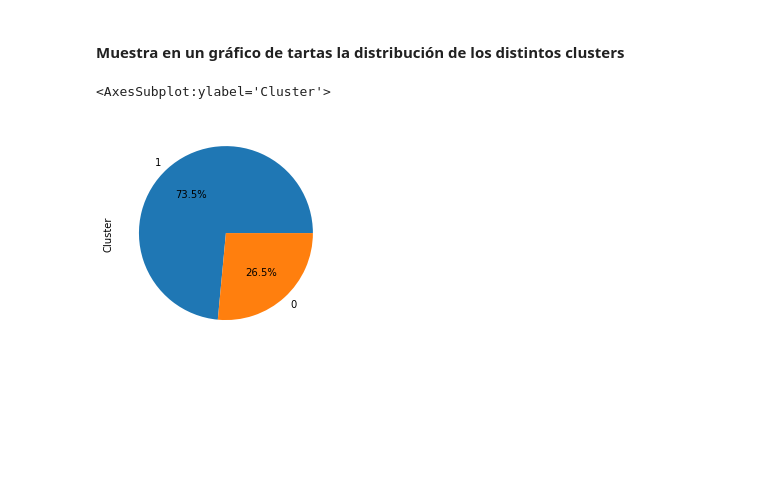
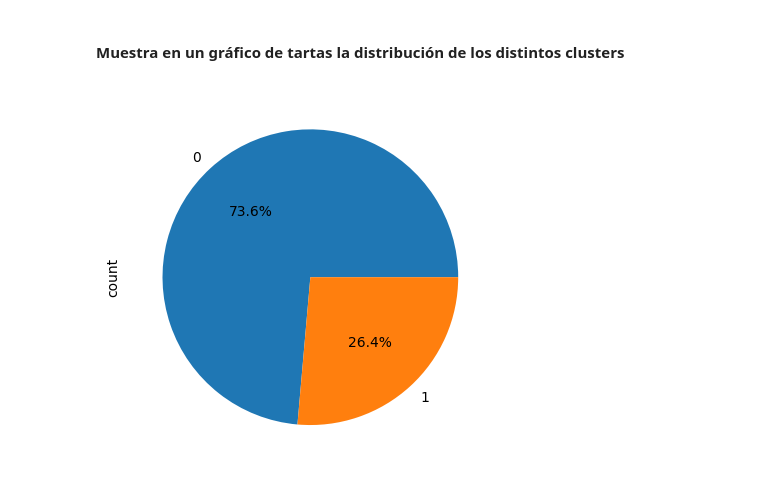
Before and after one commit to josemanuelgonzalezfornell/Machine_Learning, a Jupyter notebook: 2-No_Supervisado/3-Clustering/Practica/EJER_2_kmeans_drugs_review.ipynb, the cells around one changed output. Saved outputs shown, nothing was run; the diff lists cells and outputs as text; code cells hidden in the pictures; blank space fills up the shorter version.

```diff
--- a/2-No_Supervisado/3-Clustering/Practica/EJER_2_kmeans_drugs_review.ipynb
+++ b/2-No_Supervisado/3-Clustering/Practica/EJER_2_kmeans_drugs_review.ipynb
@@ -10,3 +12,5 @@ import numpy as np
+# %%
+df = pd.read_csv('data/drugLibTrain_raw.tsv', sep='\t', index_col=0)
 # %% [markdown]
 ### Descriptive Analysis
 # %% [markdown]
@@ -13,0 +73,3 @@ Quedate únicamente con las columnas que podamos manejar: Columnas numéricas y
+# %%
+df = df[["rating", "effectiveness", "sideEffects"]]
+df.head()
@@ -15,6 +84,8 @@ Quedate únicamente con las columnas que podamos manejar: Columnas numéricas y
 #### Transforma las columnas categoricas
 
 Transforma las columnas categoricas a numericas mediante dummies
+# %%
+df = pd.merge(df["rating"], pd.get_dummies(df[["effectiveness", "sideEffects"]], drop_first=True).astype(int), left_index=True, right_index=True)
 # %%
 my_dict = {"Ineffective":0,
             "Marginally Effective":1,
@@ -38,3 +109,7 @@ from sklearn.metrics import silhouette_score
 from sklearn.cluster import KMeans
 # %% [markdown]
 Mayor silhouette scores con K=2
+# %%
+km = KMeans(n_clusters=2)
+km.fit(df)
+silhouette_score(df, km.labels_)
@@ -43,7 +147,8 @@ Con el Elbow method comprobamos que k=2 sería la opción más adecuada
 # %% [markdown]
 #### Muestra en un gráfico de tartas la distribución de los distintos clusters
 # %%
+y_pred = km.fit_predict(df)
+df_clusters = pd.DataFrame(y_pred, columns=['Cluster'])
 df_clusters['Cluster'].value_counts().plot.pie(autopct="%.1f%%")
 # %% [output]
-<AxesSubplot:ylabel='Cluster'>
-[figure, old version]
+[figure, new version]
```
Also changed, not shown: parts of 8 cells of this notebook, 2 other files.
